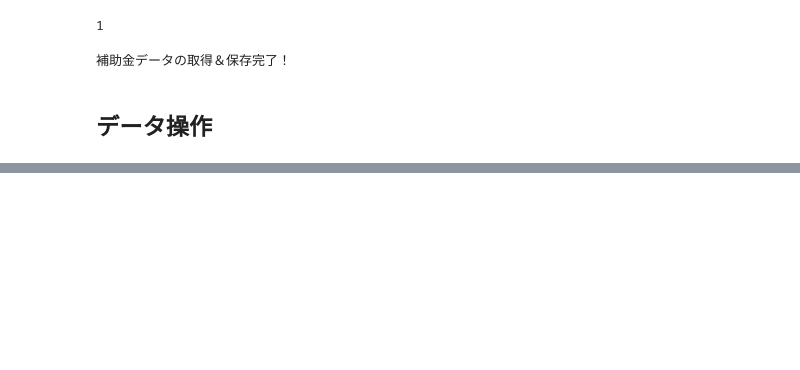
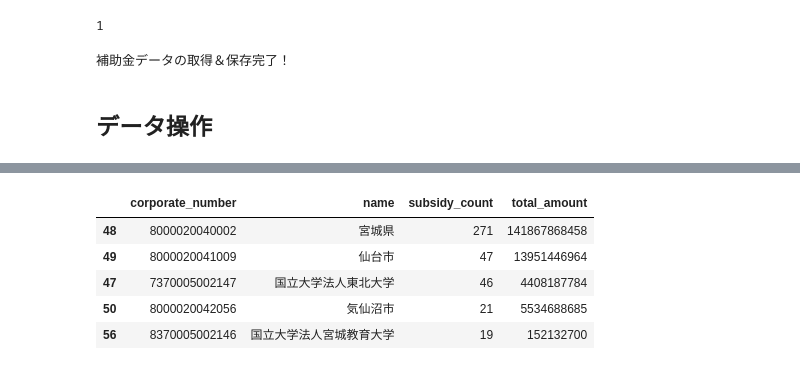
Before and after one commit to Rioto3/gbizinfo-subsidy-analysis, a Jupyter notebook: refactoring/new/2.ipynb, the cells around one changed output, grey strips where cells are left out. Saved outputs shown, nothing was run; the diff lists cells and outputs as text; code cells hidden in the pictures; blank space fills up the shorter version.

```diff
--- a/refactoring/new/2.ipynb
+++ b/refactoring/new/2.ipynb
@@ -452,0 +305,16 @@ plt.show()
+# %%
+df_subsidies_count = df_subsidies_miyagi_2020.groupby('corporate_number').agg(
+    name=('name','first'),
+    id=('name', 'count'),
+    total_amount=('amount', 'sum'),  # 合計金額を集計
+).reset_index().rename(columns={'id': 'subsidy_count', 'total_amount':'total_amount'})
+
+df_subsidies_count = df_subsidies_count.sort_values('subsidy_count', ascending=False)
+df_subsidies_count.head()
+# %% [output]
+|  | corporate_number | name | subsidy_count | total_amount |
+| 48 | 8000020040002 | 宮城県 | 271 | 141867868458 |
+| 49 | 8000020041009 | 仙台市 | 47 | 13951446964 |
+| 47 | 7370005002147 | 国立大学法人東北大学 | 46 | 4408187784 |
+| 50 | 8000020042056 | 気仙沼市 | 21 | 5534688685 |
+| 56 | 8370005002146 | 国立大学法人宮城教育大学 | 19 | 152132700 |
```
Also changed, not shown: parts of 19 cells of this notebook.
